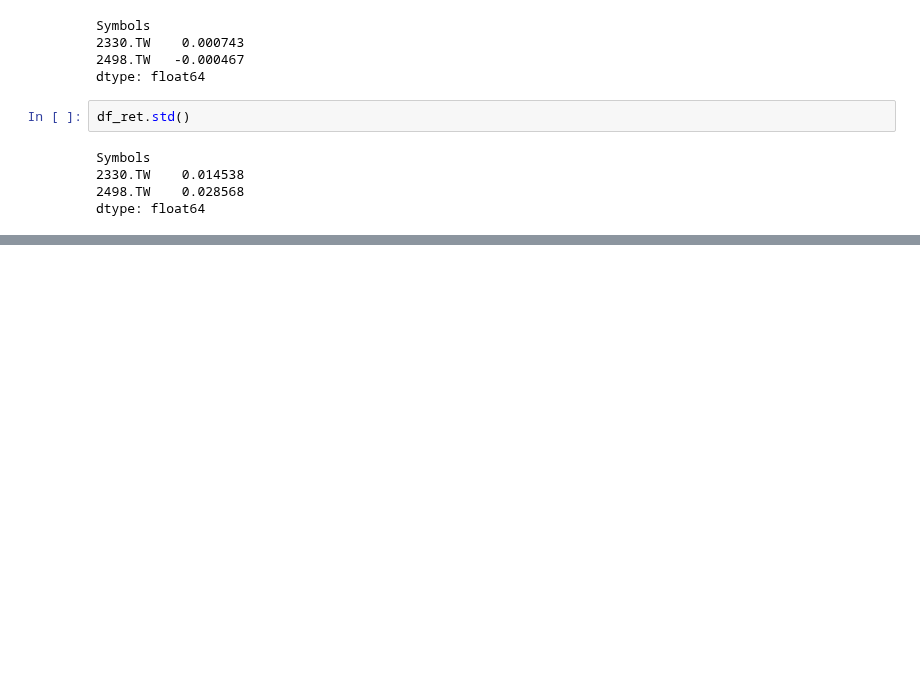
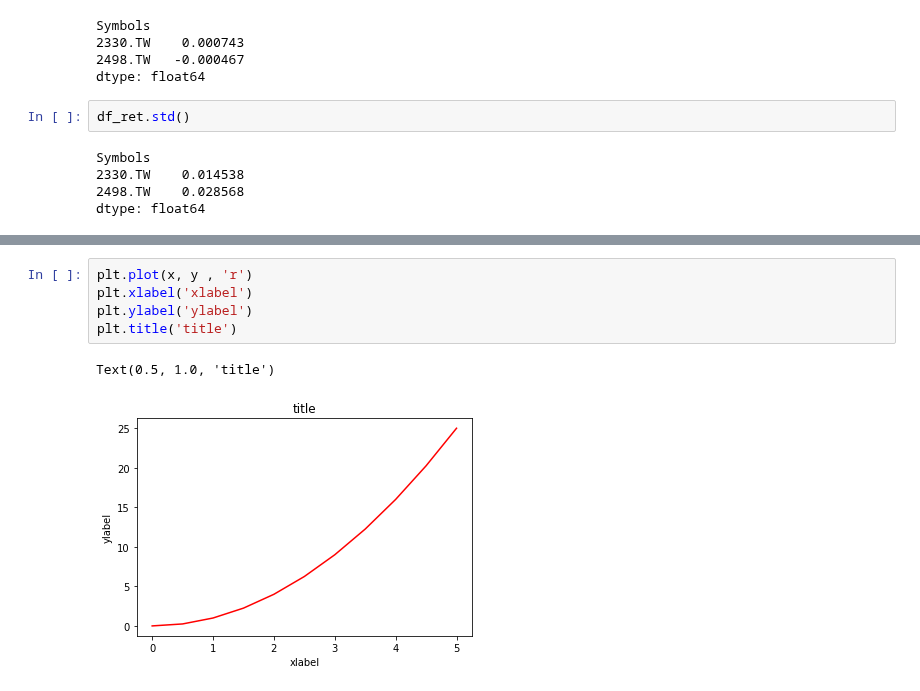
Before and after one commit to ywchiu/taipeifubon, a Jupyter notebook: Demo20200303.ipynb, the cells around one changed output, grey strips where cells are left out. Saved outputs shown, nothing was run; the diff lists cells and outputs as text; blank space fills up the shorter version.

```diff
--- a/Demo20200303.ipynb
+++ b/Demo20200303.ipynb
@@ -591,0 +664,8 @@ dtype: float64
+# %%
+plt.plot(x, y , 'r')
+plt.xlabel('xlabel')
+plt.ylabel('ylabel')
+plt.title('title')
+# %% [output]
+Text(0.5, 1.0, 'title')
+[figure, added]
```
Also changed, not shown: parts of 47 cells of this notebook.
